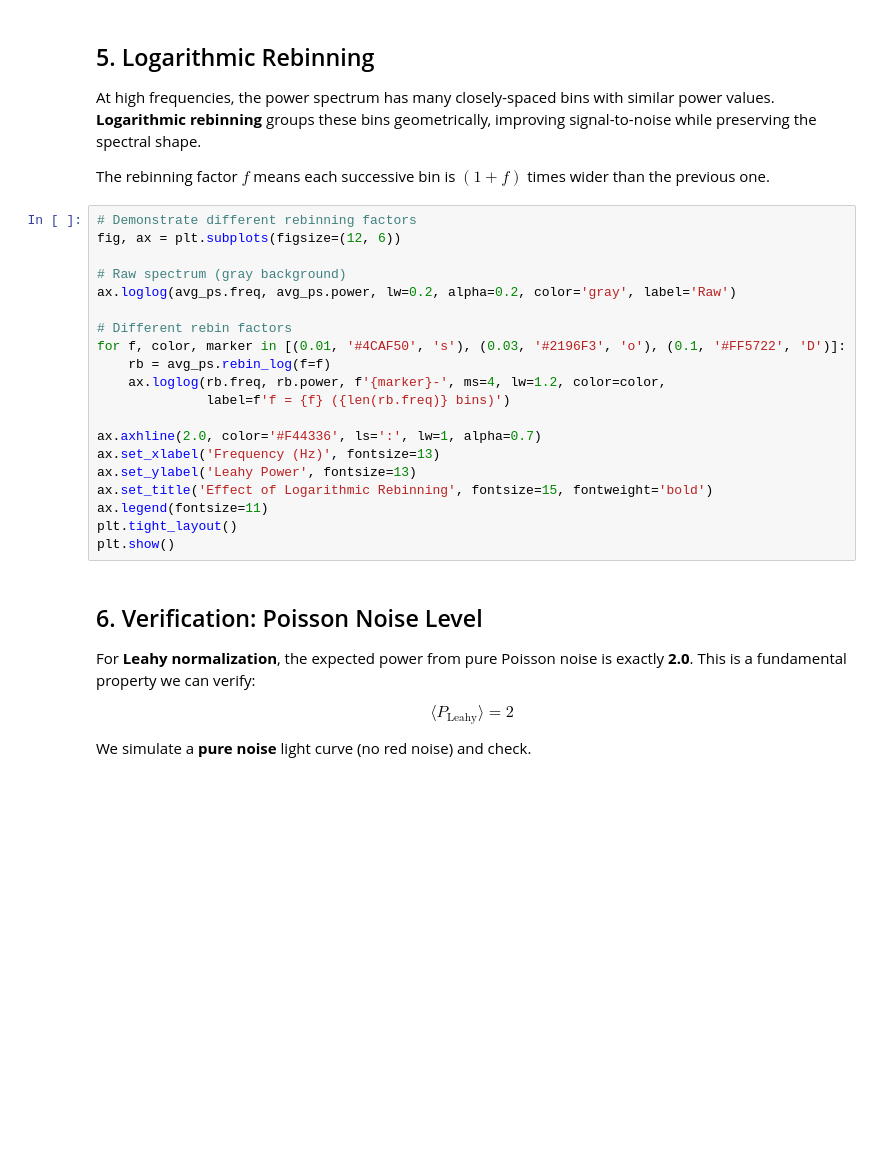
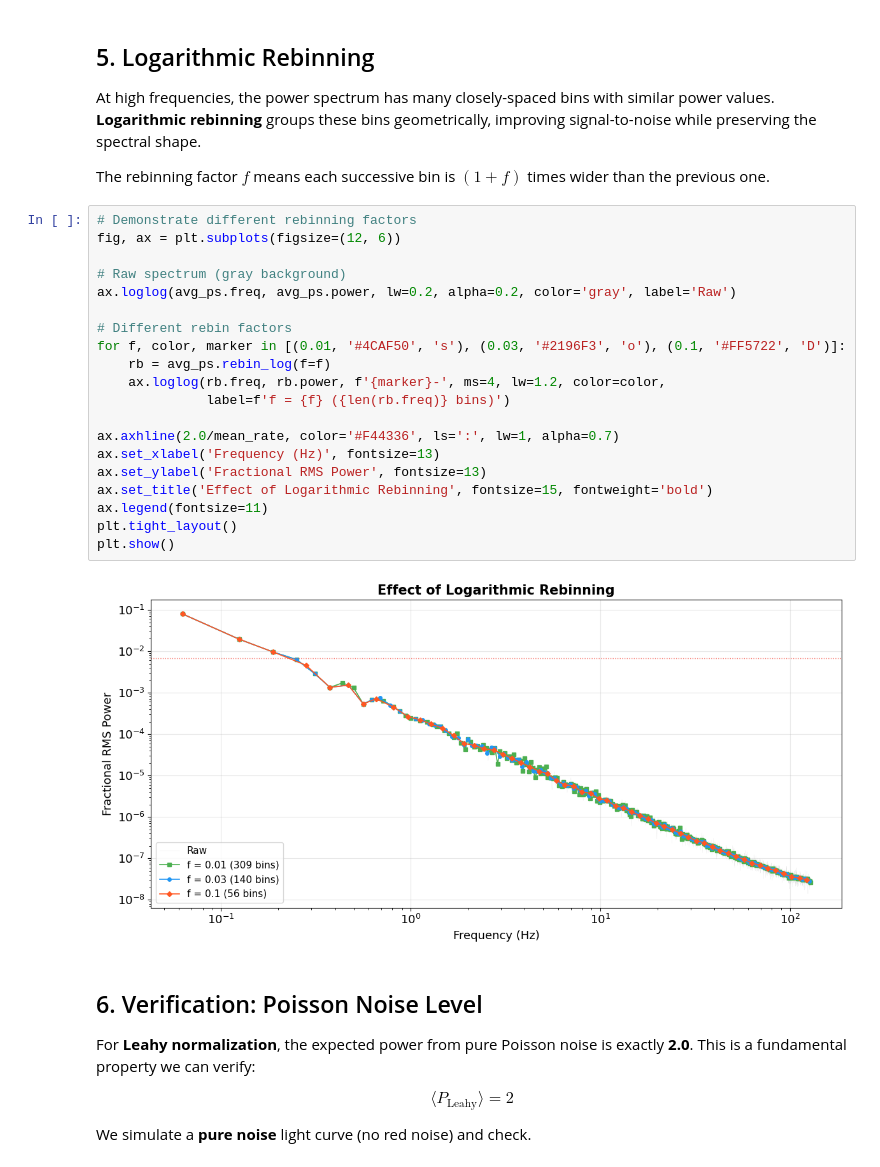
Before and after one commit to Omiii-215/gsoc2026-spectral-timing-notebooks, a Jupyter notebook: 01_powerspectrum_framework.ipynb, the cells around one changed output. Drawn from its saved outputs; the diff is of its cells as text; blank space fills up the shorter version.

```diff
--- a/01_powerspectrum_framework.ipynb
+++ b/01_powerspectrum_framework.ipynb
@@ -172,23 +196,25 @@ The rebinning factor $f$ means each successive bin is $(1+f)$ times wider than t
 # %%
 # Demonstrate different rebinning factors
 fig, ax = plt.subplots(figsize=(12, 6))
 
 # Raw spectrum (gray background)
 ax.loglog(avg_ps.freq, avg_ps.power, lw=0.2, alpha=0.2, color='gray', label='Raw')
 
 # Different rebin factors
 for f, color, marker in [(0.01, '#4CAF50', 's'), (0.03, '#2196F3', 'o'), (0.1, '#FF5722', 'D')]:
     rb = avg_ps.rebin_log(f=f)
     ax.loglog(rb.freq, rb.power, f'{marker}-', ms=4, lw=1.2, color=color,
               label=f'f = {f} ({len(rb.freq)} bins)')
 
-ax.axhline(2.0, color='#F44336', ls=':', lw=1, alpha=0.7)
+ax.axhline(2.0/mean_rate, color='#F44336', ls=':', lw=1, alpha=0.7)
 ax.set_xlabel('Frequency (Hz)', fontsize=13)
-ax.set_ylabel('Leahy Power', fontsize=13)
+ax.set_ylabel('Fractional RMS Power', fontsize=13)
 ax.set_title('Effect of Logarithmic Rebinning', fontsize=15, fontweight='bold')
 ax.legend(fontsize=11)
 plt.tight_layout()
 plt.show()
+# %% [output]
+[figure, added]
 # %% [markdown]
 ## 6. Verification: Poisson Noise Level
 
```
Also changed, not shown: parts of 9 cells of this notebook, 4 other files.
